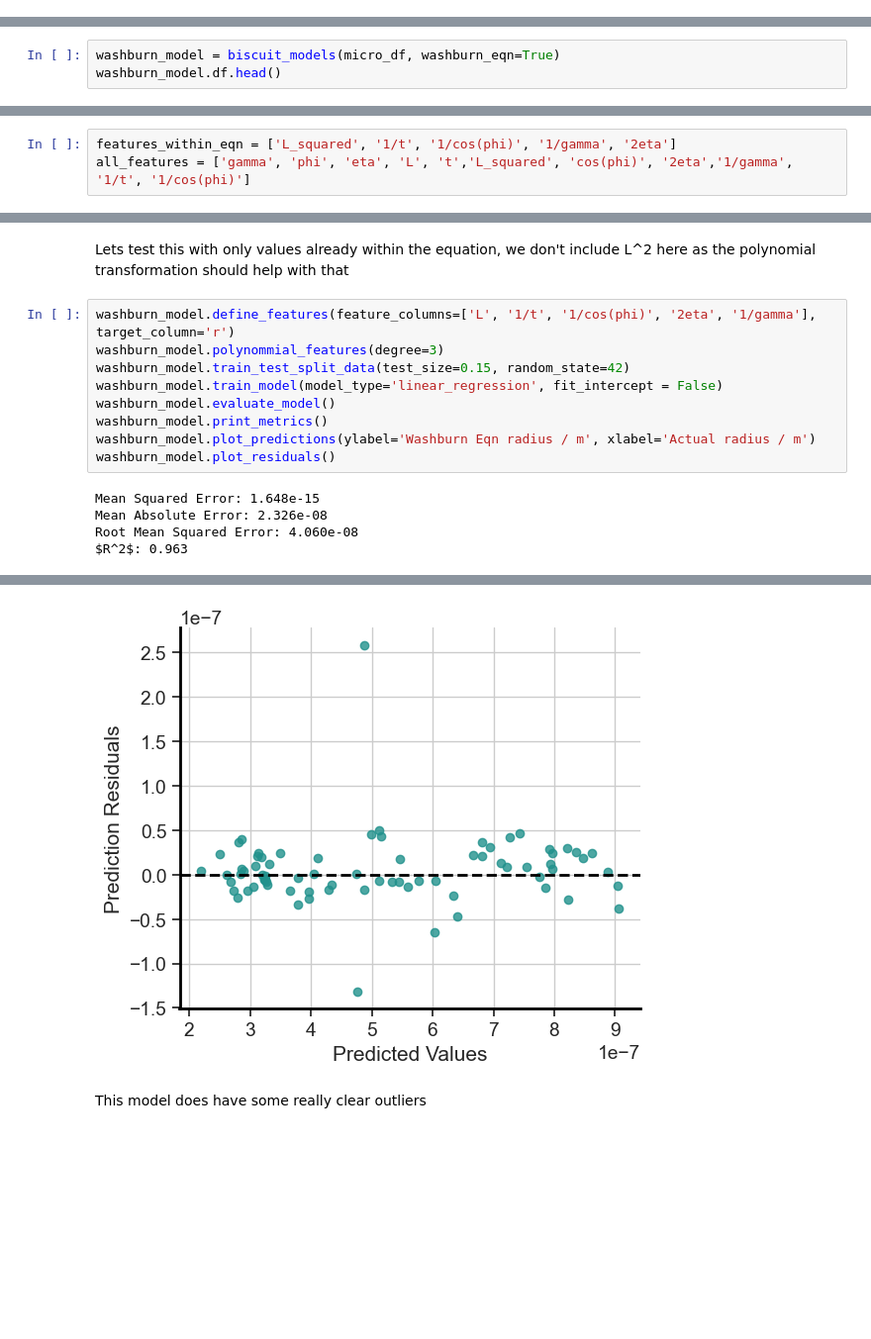
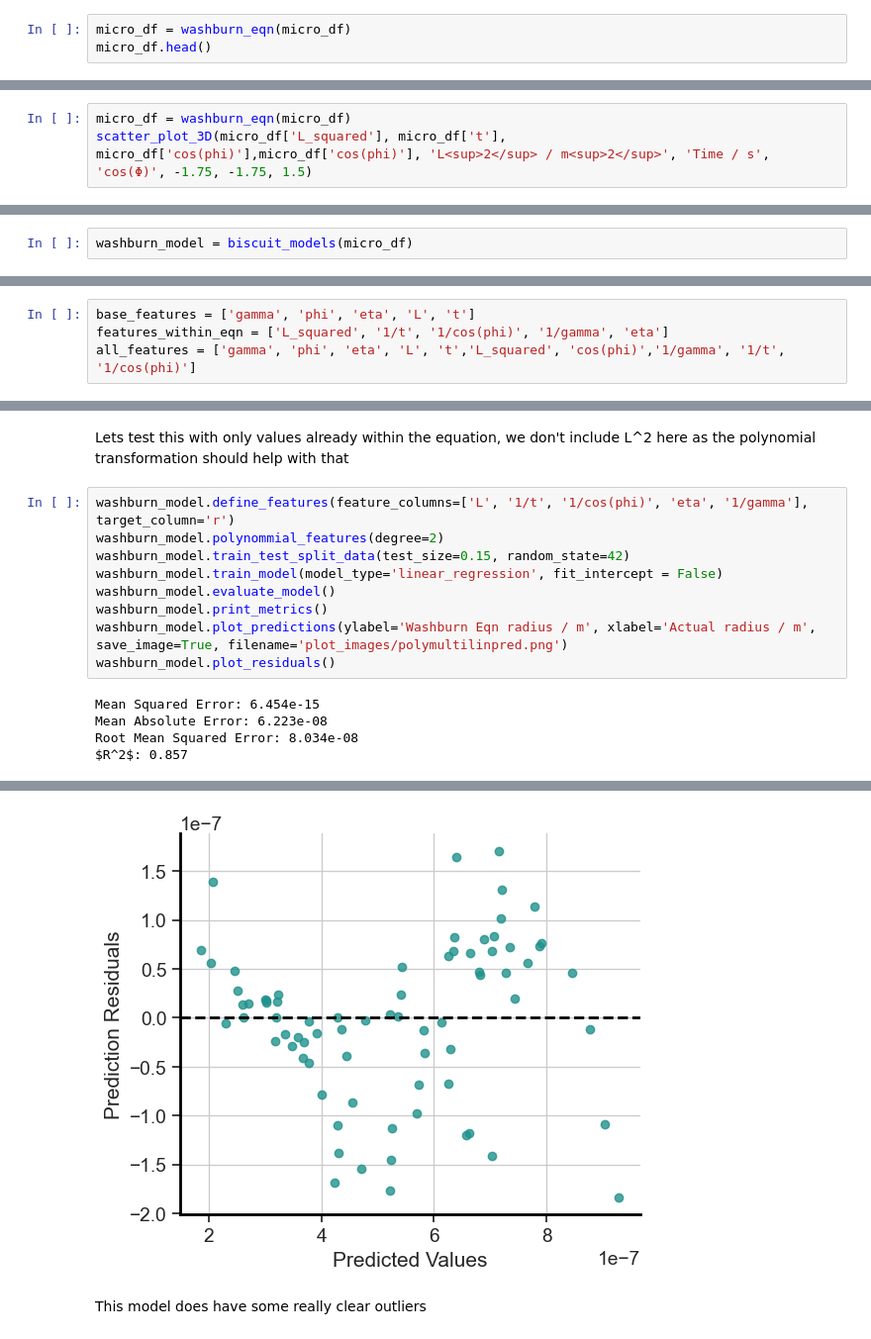
Before and after one commit to RedHorizonss/DunkingBiscuits, a Jupyter notebook: Washburn_model.ipynb, the cells around one changed output, grey strips where cells are left out. Shown at 99% size. Saved outputs shown, nothing was run; the diff lists cells and outputs as text; blank space fills up the shorter version.

```diff
--- a/Washburn_model.ipynb
+++ b/Washburn_model.ipynb
@@ -87,0 +59,3 @@ plt.show()
+# %%
+micro_df = washburn_eqn(micro_df)
+micro_df.head()
@@ -88,5 +81,7 @@ plt.show()
+# %%
+micro_df = washburn_eqn(micro_df)
+scatter_plot_3D(micro_df['L_squared'], micro_df['t'], micro_df['cos(phi)'],micro_df['cos(phi)'], 'L<sup>2</sup> / m<sup>2</sup>', 'Time / s', 'cos(Φ)', -1.75, -1.75, 1.5)
 # %% [markdown]
 ## Models
 # %%
-washburn_model = biscuit_models(micro_df, washburn_eqn=True)
-washburn_model.df.head()
+washburn_model = biscuit_models(micro_df)
@@ -120,8 +119,9 @@ $R^2$: 0.997
 # %% [markdown]
 ## Other values within linear regression
 # %%
-features_within_eqn = ['L_squared', '1/t', '1/cos(phi)', '1/gamma', '2eta']
-all_features = ['gamma', 'phi', 'eta', 'L', 't','L_squared', 'cos(phi)', '2eta','1/gamma', '1/t', '1/cos(phi)']
+base_features = ['gamma', 'phi', 'eta', 'L', 't']
+features_within_eqn = ['L_squared', '1/t', '1/cos(phi)', '1/gamma', 'eta']
+all_features = ['gamma', 'phi', 'eta', 'L', 't','L_squared', 'cos(phi)','1/gamma', '1/t', '1/cos(phi)']
 # %%
 washburn_model.define_features(feature_columns=features_within_eqn, target_column='r')
 washburn_model.train_test_split_data(test_size=0.15, random_state=42)
@@ -196,16 +195,16 @@ Okay so I would say that this is not overfitted but also this is a polynomial re
 # %% [markdown]
 Lets test this with only values already within the equation, we don't include L^2 here as the polynomial transformation should help with that
 # %%
-washburn_model.define_features(feature_columns=['L', '1/t', '1/cos(phi)', '2eta', '1/gamma'], target_column='r')
-washburn_model.polynommial_features(degree=3)
+washburn_model.define_features(feature_columns=['L', '1/t', '1/cos(phi)', 'eta', '1/gamma'], target_column='r')
+washburn_model.polynommial_features(degree=2)
 washburn_model.train_test_split_data(test_size=0.15, random_state=42)
 washburn_model.train_model(model_type='linear_regression', fit_intercept = False)
 washburn_model.evaluate_model()
 washburn_model.print_metrics()
-washburn_model.plot_predictions(ylabel='Washburn Eqn radius / m', xlabel='Actual radius / m')
+washburn_model.plot_predictions(ylabel='Washburn Eqn radius / m', xlabel='Actual radius / m', save_image=True, filename='plot_images/polymultilinpred.png')
 washburn_model.plot_residuals()
 # %% [output]
-Mean Squared Error: 1.648e-15
-Mean Absolute Error: 2.326e-08
-Root Mean Squared Error: 4.060e-08
-$R^2$: 0.963
+Mean Squared Error: 6.454e-15
+Mean Absolute Error: 6.223e-08
+Root Mean Squared Error: 8.034e-08
+$R^2$: 0.857
@@ -213,4 +212,4 @@ $R^2$: 0.963
-[figure, old version]
+[figure, new version]
 # %% [markdown]
 This model does have some really clear outliers
 # %% [markdown]
```
Also changed, not shown: parts of 26 cells of this notebook, 7 other files.
